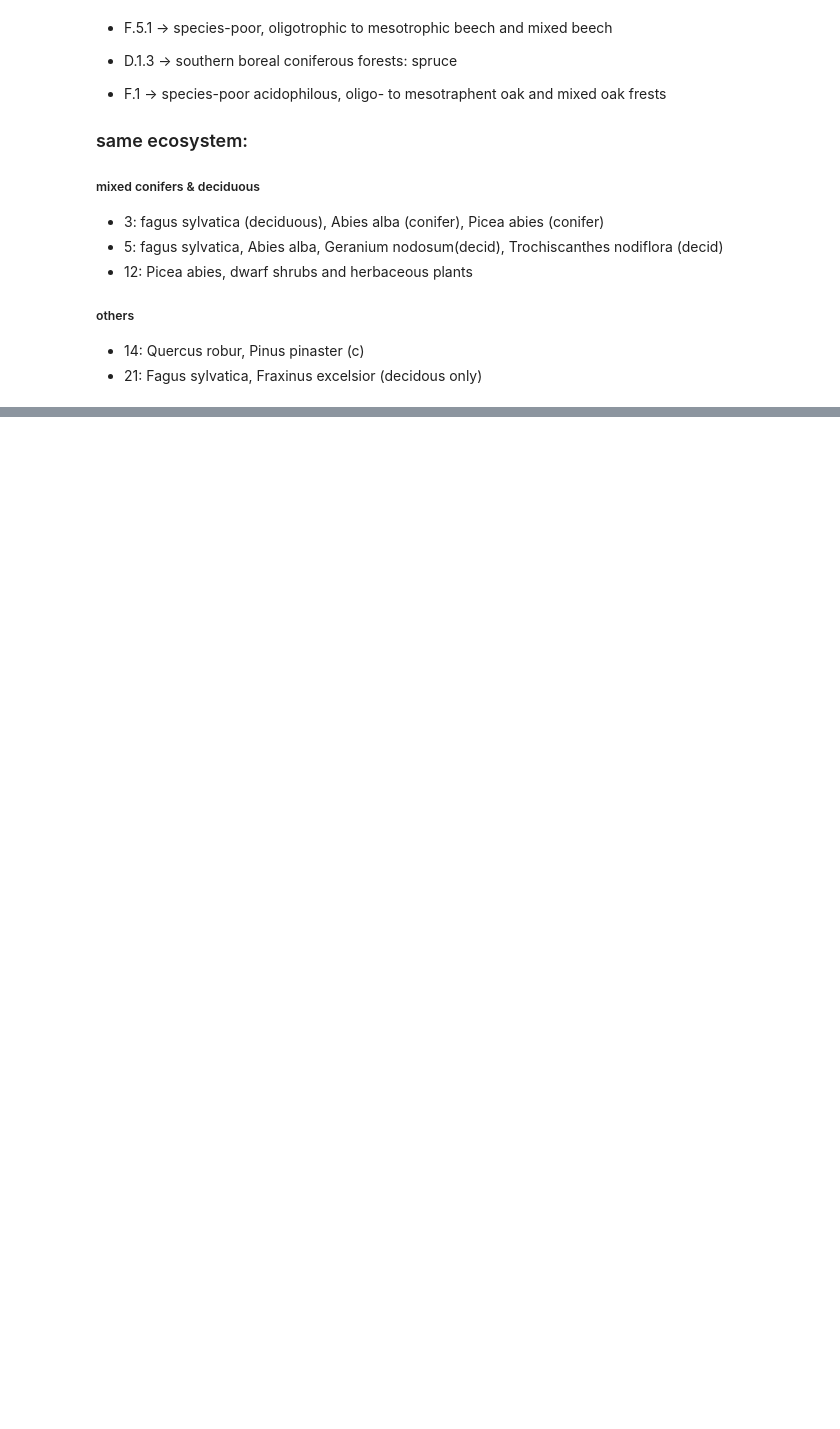
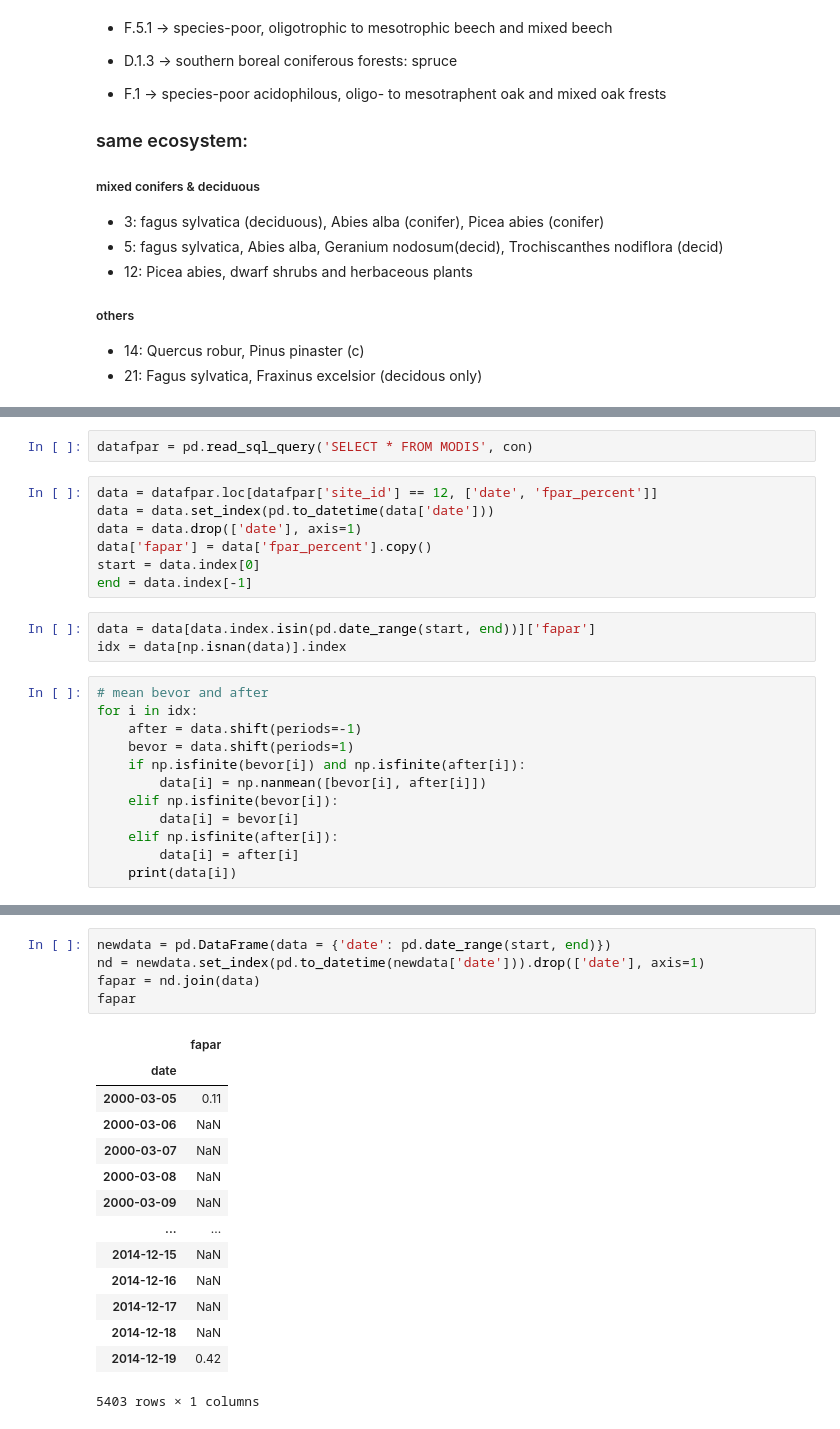
Before and after one commit to biometry/PiNNs, a Jupyter notebook: notebooks/data.ipynb, the cells around one changed output, grey strips where cells are left out. Cells and saved outputs as stored; diff of their text form; blank space fills up the shorter version.

```diff
--- a/notebooks/data.ipynb
+++ b/notebooks/data.ipynb
@@ -153,0 +173,24 @@ df
+# %%
+datafpar = pd.read_sql_query('SELECT * FROM MODIS', con)
+# %%
+data = datafpar.loc[datafpar['site_id'] == 12, ['date', 'fpar_percent']]
+data = data.set_index(pd.to_datetime(data['date']))
+data = data.drop(['date'], axis=1)
+data['fapar'] = data['fpar_percent'].copy()
+start = data.index[0]
+end = data.index[-1]
+# %%
+data = data[data.index.isin(pd.date_range(start, end))]['fapar']
+idx = data[np.isnan(data)].index
+# %%
+# mean bevor and after
+for i in idx:
+    after = data.shift(periods=-1)
+    bevor = data.shift(periods=1)
+    if np.isfinite(bevor[i]) and np.isfinite(after[i]):
+        data[i] = np.nanmean([bevor[i], after[i]])
+    elif np.isfinite(bevor[i]):
+        data[i] = bevor[i]
+    elif np.isfinite(after[i]):
+        data[i] = after[i]
+    print(data[i])
@@ -153,0 +217,20 @@ df
+# %%
+newdata = pd.DataFrame(data = {'date': pd.date_range(start, end)})
+nd = newdata.set_index(pd.to_datetime(newdata['date'])).drop(['date'], axis=1)
+fapar = nd.join(data)
+fapar
+# %% [output]
+|  | fapar |
+| date |  |
+| 2000-03-05 | 0.11 |
+| 2000-03-06 | NaN |
+| 2000-03-07 | NaN |
+| 2000-03-08 | NaN |
+| 2000-03-09 | NaN |
+| ... | ... |
+| 2014-12-15 | NaN |
+| 2014-12-16 | NaN |
+| 2014-12-17 | NaN |
+| 2014-12-18 | NaN |
+| 2014-12-19 | 0.42 |
+5403 rows × 1 columns
```
Also changed, not shown: parts of 5 cells of this notebook.
